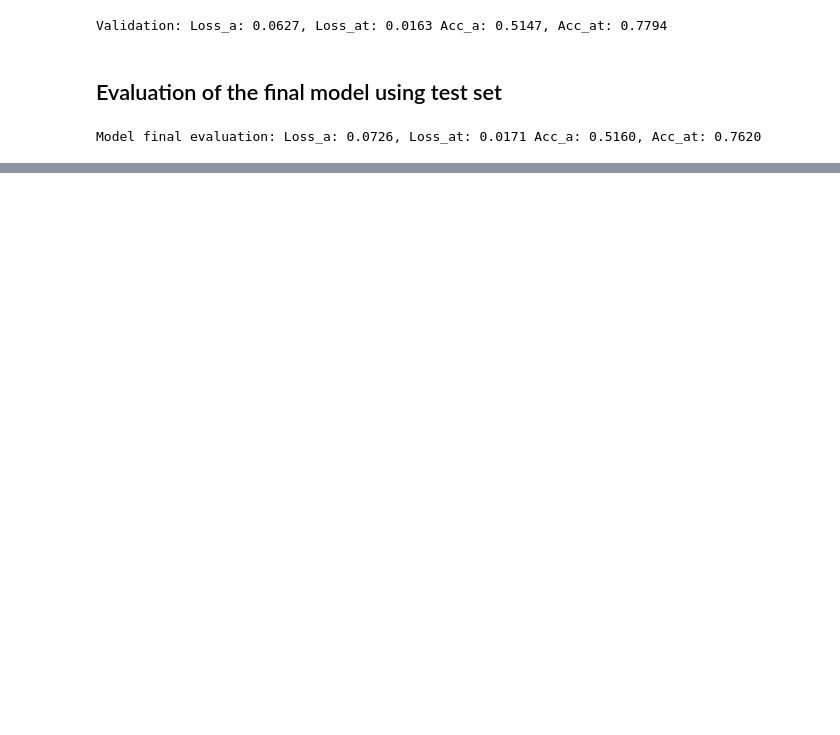
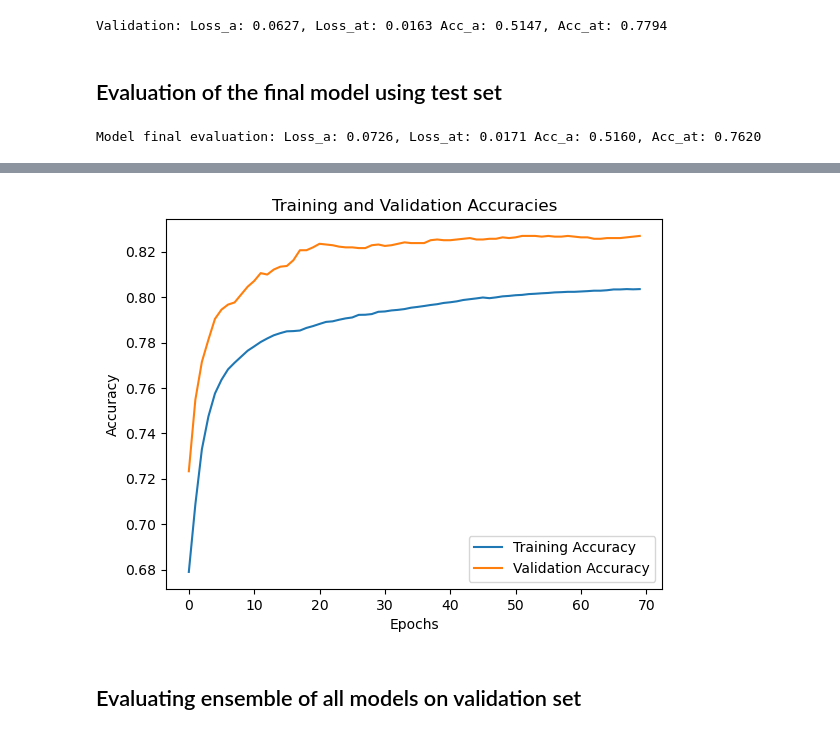
Before and after one commit to mawhab/Visual-Question-Answering, a Jupyter notebook: VQA.ipynb, the cells around one changed output, grey strips where cells are left out. Saved outputs shown, nothing was run; the diff lists cells and outputs as text; code cells hidden in the pictures; blank space fills up the shorter version.

```diff
--- a/VQA.ipynb
+++ b/VQA.ipynb
@@ -1016,0 +1072,7 @@ plt.show()
+# %%
+i = 3
+# Instantiate the model
+model = VQA_Answerability(embedding_dim[i]).to(device)
+
+train_val_plot_ab(num_epochs, model, train_set_ab, val_set_ab, i, save='/kaggle/working/ab_'+ ms[i]+'.pt')
+# %% [output]
@@ -1016,0 +1096,3 @@ plt.show()
+[figure, added]
+# %% [markdown]
+## Evaluating ensemble of all models on validation set
```
Also changed, not shown: parts of 23 cells of this notebook.
